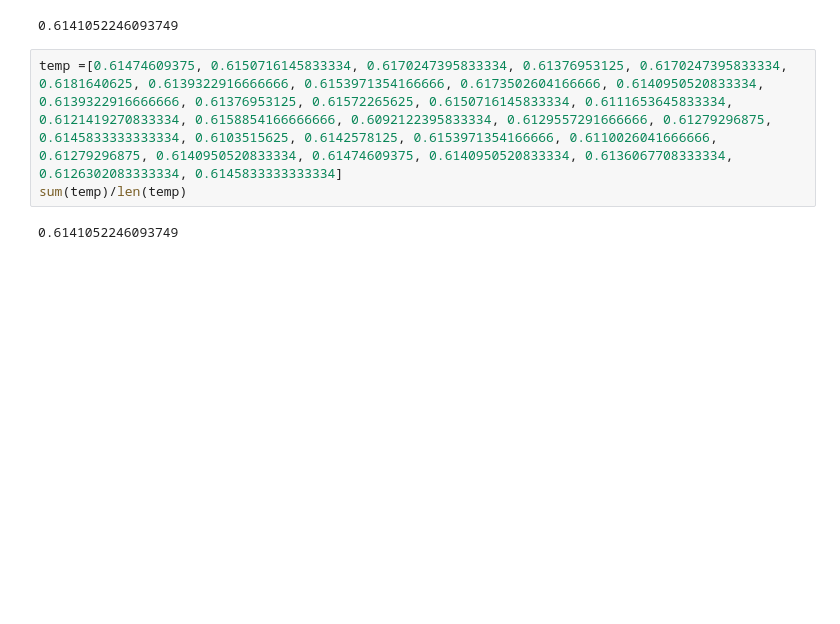
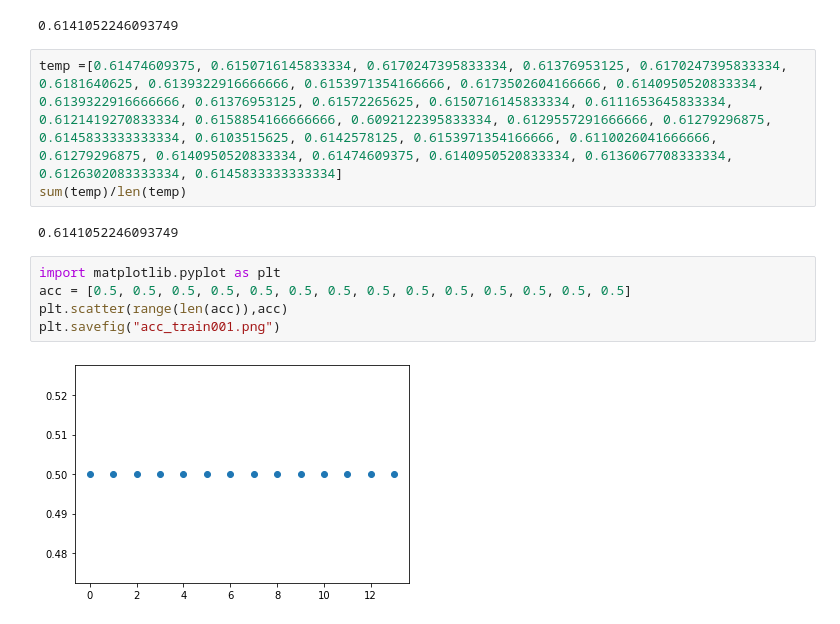
Before and after one commit to capitalallen/ml-eeg-results, a Jupyter notebook: regre_f.ipynb, the cells around one changed output. Cells and saved outputs as stored; diff of their text form; blank space fills up the shorter version.

```diff
--- a/regre_f.ipynb
+++ b/regre_f.ipynb
@@ -116,3 +116,10 @@ temp =[0.61474609375, 0.6150716145833334, 0.6170247395833334, 0.61376953125, 0.6
 sum(temp)/len(temp)
 # %% [output]
 0.6141052246093749
+# %%
+import matplotlib.pyplot as plt
+acc = [0.5, 0.5, 0.5, 0.5, 0.5, 0.5, 0.5, 0.5, 0.5, 0.5, 0.5, 0.5, 0.5, 0.5]
+plt.scatter(range(len(acc)),acc)
+plt.savefig("acc_train001.png")
+# %% [output]
+[figure, added]
```
Also changed, not shown: parts of 2 cells of this notebook, 27 other files.
